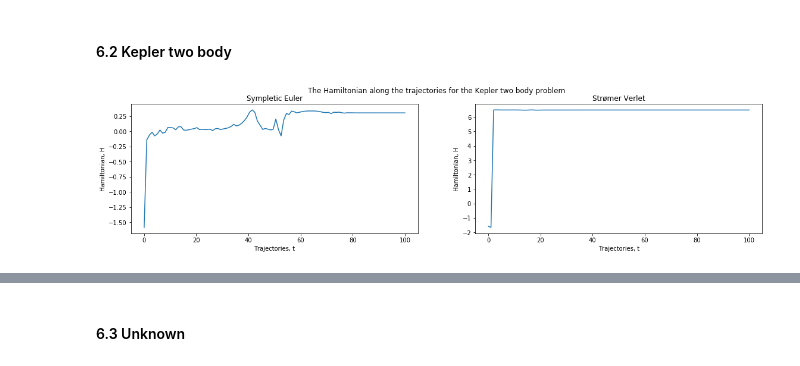
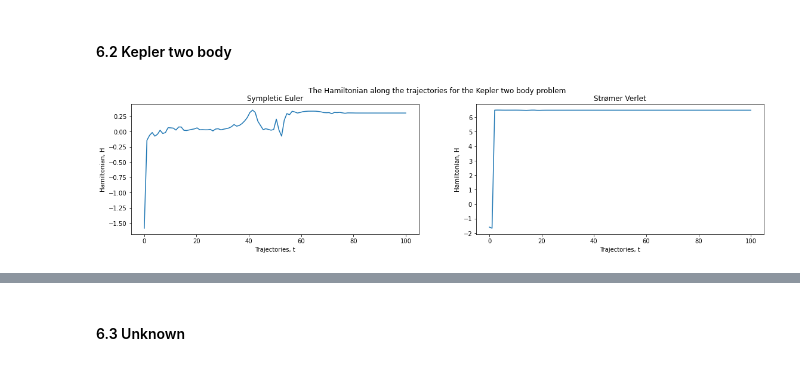
Before and after one commit to vivekapriyas/Function_Neural_Network, a Jupyter notebook: Project2.ipynb, the cells around one changed output, grey strips where cells are left out. Drawn from its saved outputs; the diff is of its cells as text; code cells hidden in the pictures.

```diff
--- a/Project2.ipynb
+++ b/Project2.ipynb
@@ -1213,25 +1199,7 @@ p_StromerVerletK.resize((2,100))
 q_StromerVerletK.resize((2,100))
 T_net_StromerVerletK = testingAlgorithm(p_StromerVerletK, W_TK,b_TK,omega_TK,mu_TK, K, d_K, 100, h, sigma, eta, aTK, bTK)
 V_net_StromerVerletK = testingAlgorithm(q_StromerVerletK, W_VK,b_VK,omega_VK,mu_VK, K, d_K, 100, h, sigma, eta, aVK, bVK)
-# %%
-fig, axs = plt.subplots(1, 2)
-fig.set_figheight(4)
-fig.set_figwidth(19)
-
-ax = axs[0]
-ax.plot(t,T_net_sympEulerK+V_net_sympEulerK)
-ax.set_title("Sympletic Euler")
-ax.set_xlabel("Trajectories, t")
-ax.set_ylabel("Hamiltonian, H")
-
-ax = axs[1]
-ax.plot(t,T_net_StromerVerletK+V_net_StromerVerletK)
-ax.set_title("Strømer Verlet")
-ax.set_xlabel("Trajectories, t")
-ax.set_ylabel("Hamiltonian, H")
-
-fig.suptitle("The Hamiltonian along the trajectories for the Kepler two body problem")
-
-plt.show()
-# %% [output]
-[figure, removed]
+# %%
+plotTrajectories(t, V_net_sympEulerK, T_net_sympEulerK, V_net_StromerVerletK, T_net_StromerVerletK,"Kepler two body problem")
+# %% [output]
+[figure, added]
```
Also changed, not shown: parts of 25 cells of this notebook, 1 other file.
